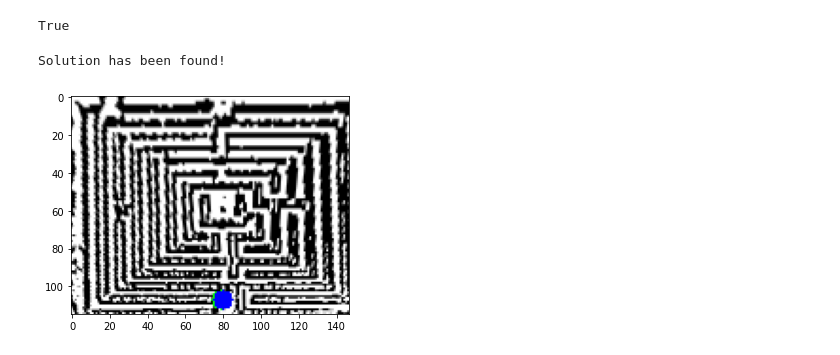
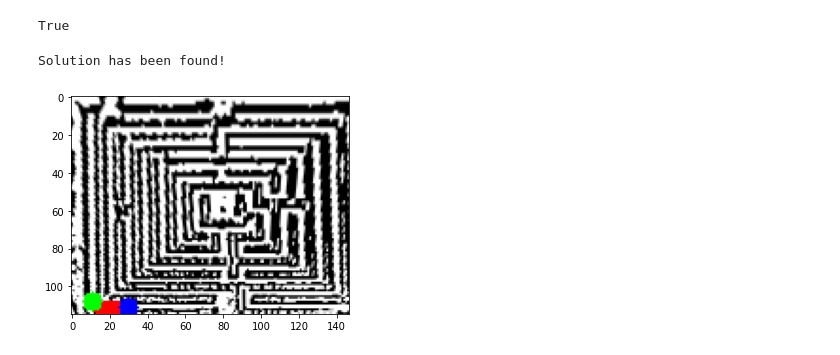
Before and after one commit to DmitryPodpryatov/maze-solver, a Jupyter notebook: Main.ipynb, the cells around one changed output. Saved outputs shown, nothing was run; the diff lists cells and outputs as text; code cells hidden in the pictures.

```diff
--- a/Main.ipynb
+++ b/Main.ipynb
@@ -40,20 +40,24 @@ imshow(thresholded, cmap='gray')
 # %% [output]
 [figure]
 # %%
-cropped = crop(thresholded, np.float32([[50, 15], [175, 15], [5, 130], [205, 130]]))
+cropped, M_inv = crop(thresholded, np.float32([[50, 15], [175, 15], [5, 130], [205, 130]]))
 print(cropped.shape)
 imshow(cropped, cmap='gray')
+
+cv2.imwrite('images/cropped/cropped.jpg', cropped)
 # %% [output]
 (115, 147)
 [figure]
 True
 # %%
-start = 107, 79
-finish = 107, 80
+start = 108, 11
+finish = 111, 30
 
 bfs = BFS(cropped, start=start, finish=finish)
 bfs.solve()
-imshow(bfs.draw(cv2.cvtColor(cropped, cv2.COLOR_GRAY2RGB), thickness=5))
+
+solved = bfs.draw(cv2.cvtColor(cropped, cv2.COLOR_GRAY2RGB), thickness=5)
+imshow(solved)
 # %% [output]
 Solution has been found!
-[figure, old version]
+[figure, new version]
```
Also changed, not shown: parts of 2 cells of this notebook, 3 other files.
